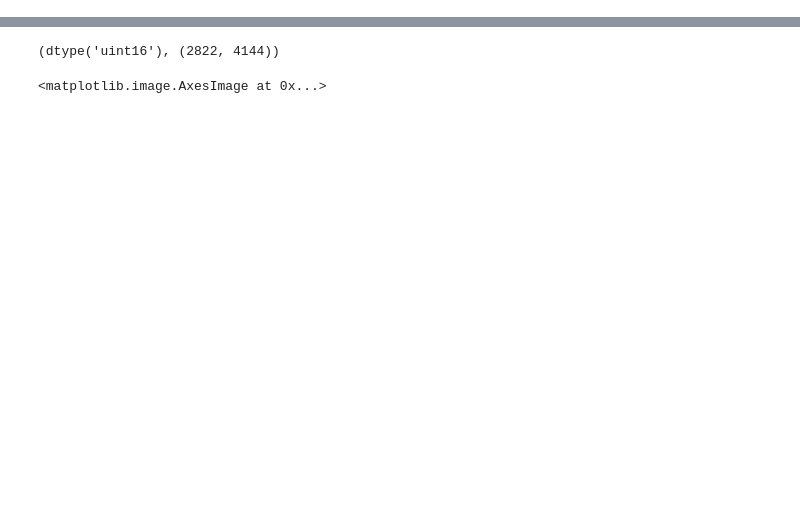
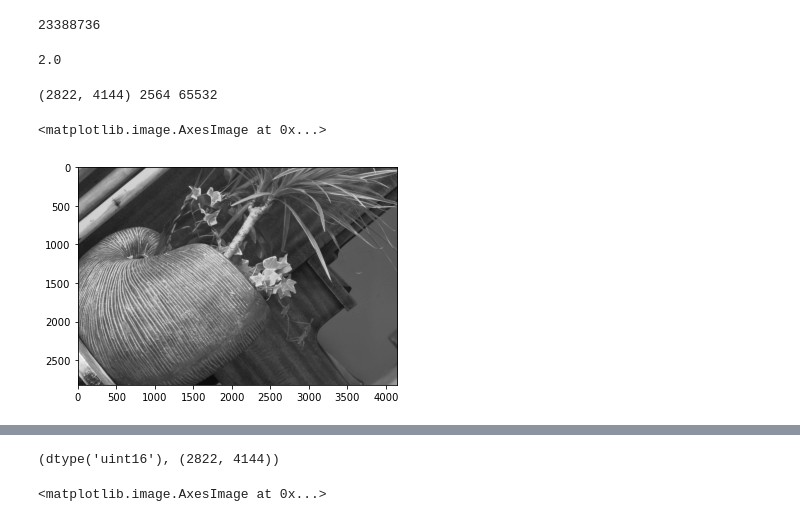
Before and after one commit to cygnus77/astrocam, a Jupyter notebook: debayer/fits.ipynb, the cells around one changed output, grey strips where cells are left out. Saved outputs shown, nothing was run; the diff lists cells and outputs as text; code cells hidden in the pictures; blank space fills up the shorter version.

```diff
--- a/debayer/fits.ipynb
+++ b/debayer/fits.ipynb
@@ -3,5 +3,20 @@ from astropy.io import fits
 import matplotlib.pyplot as plt
 import numpy as np
 import cv2
-# %%
-f = fits.open(r"D:\Astro\20220711-M13-OAG-Test\M13-Light\Light_ASIImg_90sec_Bin1_-0.3C_gain120_2022-07-10_232701_frame0001.fit")
+# %%
+with open(r'C:\Users\anand\AppData\Local\Temp\tmpfufafo1l', 'rb') as f:
+  data = f.read()
+# %%
+len(data)
+# %% [output]
+23388736
+# %%
+len(data) / (4144 * 2822)
+# %% [output]
+2.0
+# %%
+dt = np.dtype(np.uint16).newbyteorder('little')
+img = np.frombuffer(data, dtype=dt).reshape((4144, 2822)).T
+print(img.shape, img.min(), img.max())
+# %% [output]
+(2822, 4144) 2564 65532
@@ -7,0 +59,9 @@ f = fits.open(r"D:\Astro\20220711-M13-OAG-Test\M13-Light\Light_ASIImg_90sec_Bin1
+# %%
+img_f = img-img.min()
+img_f = img_f / img_f.max()
+img_i = (img_f * 255).astype(np.uint8)
+# %%
+plt.imshow(img_i, cmap='gray')
+# %% [output]
+<matplotlib.image.AxesImage at 0x...>
+[figure, added]
```
Also changed, not shown: parts of 9 cells of this notebook, 3 other files.
